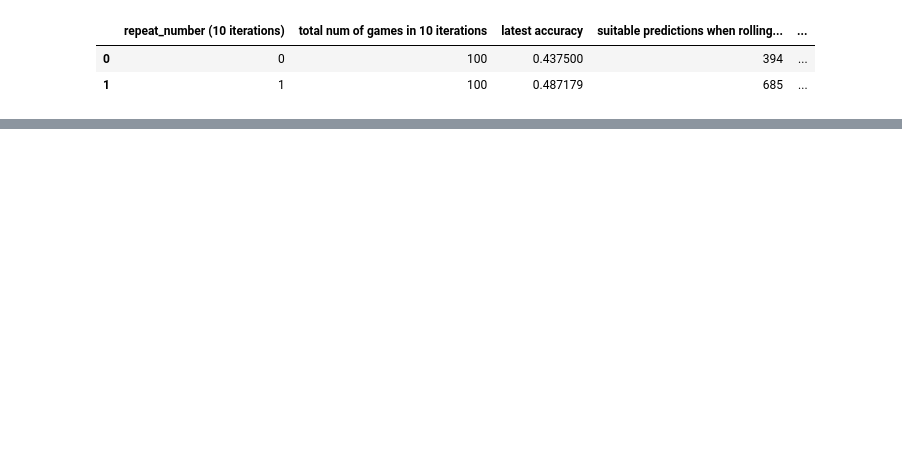
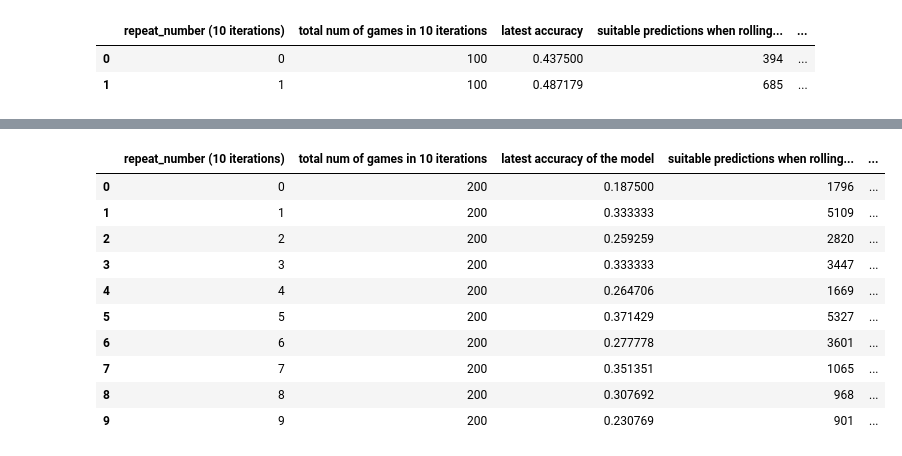
Before and after one commit to oxanaRC/CE888, a Jupyter notebook: Project3/my_project_code.ipynb, the cells around one changed output, grey strips where cells are left out. Cells and saved outputs as stored; diff of their text form; code cells hidden in the pictures; blank space fills up the shorter version.

```diff
--- a/Project3/my_project_code.ipynb
+++ b/Project3/my_project_code.ipynb
@@ -565,0 +714,17 @@ display(df_exp3)
+# %%
+#experiment 6 (duplicate states in the dataset were deleted) - same set up as experiment 5
+#lower model accuracy is due to the duplicate states are absent in the dataset hence the testing subset does not have similar states compare to the training subset
+df_exp6=df_results
+display(df_exp6)
+# %% [output]
+|  | repeat_number (10 iterations) | total num of games in 10 iterations | latest accuracy of the model | suitable predictions when rolling... | ... |
+| 0 | 0 | 200 | 0.187500 | 1796 | ... |
+| 1 | 1 | 200 | 0.333333 | 5109 | ... |
+| 2 | 2 | 200 | 0.259259 | 2820 | ... |
+| 3 | 3 | 200 | 0.333333 | 3447 | ... |
+| 4 | 4 | 200 | 0.264706 | 1669 | ... |
+| 5 | 5 | 200 | 0.371429 | 5327 | ... |
+| 6 | 6 | 200 | 0.277778 | 3601 | ... |
+| 7 | 7 | 200 | 0.351351 | 1065 | ... |
+| 8 | 8 | 200 | 0.307692 | 968 | ... |
+| 9 | 9 | 200 | 0.230769 | 901 | ... |
```
Also changed, not shown: parts of 7 cells of this notebook.
